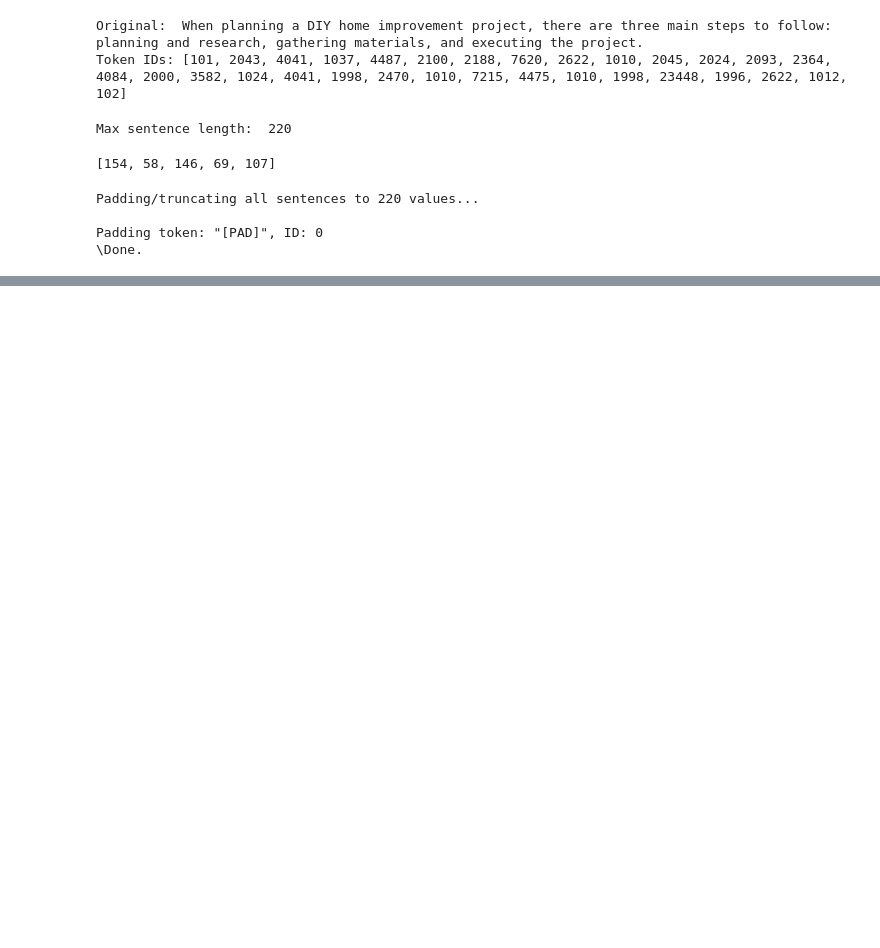
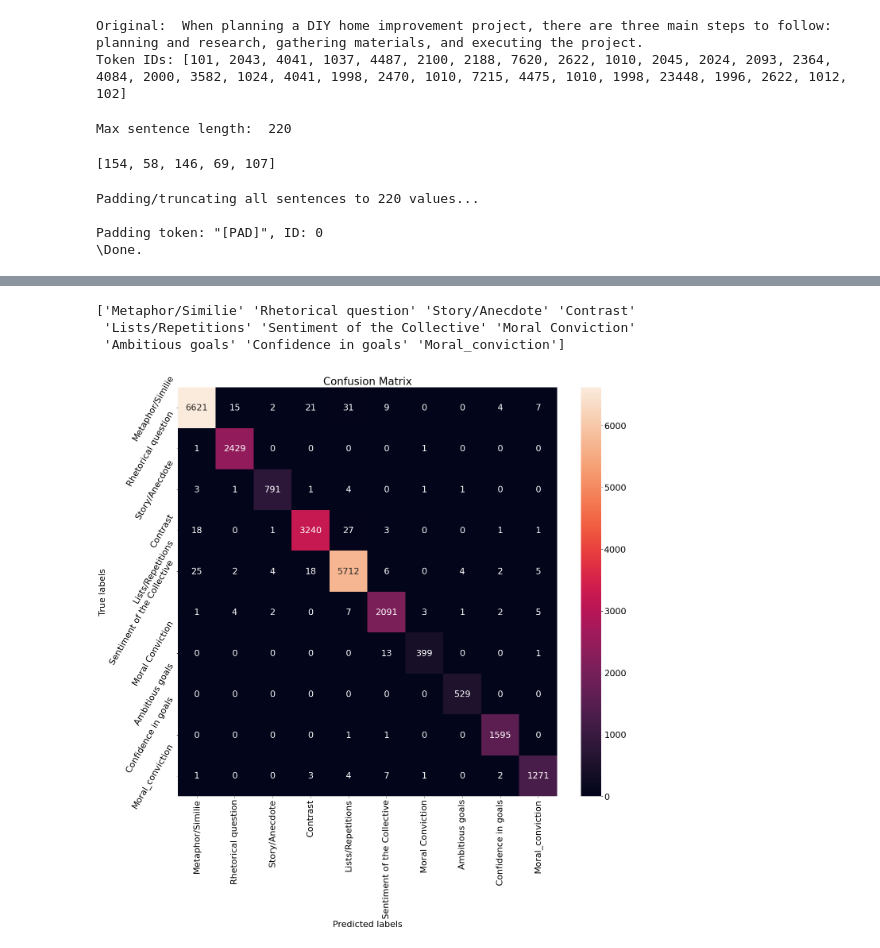
Before and after one commit to DataScienceLabFHSWF/CharismaAI, a Jupyter notebook: notebooks/CharismaBERT.ipynb, the cells around one changed output, grey strips where cells are left out. Cells and saved outputs as stored; diff of their text form; code cells hidden in the pictures; blank space fills up the shorter version.

Commit message:
results done. plots added

```diff
--- a/notebooks/CharismaBERT.ipynb
+++ b/notebooks/CharismaBERT.ipynb
@@ -590,15 +704,22 @@ print(classification_report(flat_true_labels, flat_predictions))
 # %%
 import seaborn as sns
 import matplotlib.pyplot as plt
 import matplotlib
 matplotlib.rcParams.update({'font.size': 22})
 labels = data.keys().values
 print(labels[1:])
 fig, ax = plt.subplots( figsize=(20, 20))
 sns.heatmap(confusion_matrix, annot=True, fmt='g', ax=ax);  #annot=True to annotate cells, ftm='g' to disable scientific notation
 
 ax.set_xlabel('Predicted labels')
 ax.set_ylabel('True labels')
 ax.set_title('Confusion Matrix')
 ax.xaxis.set_ticklabels(labels[1:],rotation=90)
 ax.yaxis.set_ticklabels(labels[1:],rotation=60)
+plt.tight_layout()
+plt.savefig('plots/CharismaBERT_confusion_matrix.png')
+# %% [output]
+['Metaphor/Similie' 'Rhetorical question' 'Story/Anecdote' 'Contrast'
+ 'Lists/Repetitions' 'Sentiment of the Collective' 'Moral Conviction'
+ 'Ambitious goals' 'Confidence in goals' 'Moral_conviction']
+[figure, added]
```
Also changed, not shown: parts of 19 cells of this notebook, 2 other files.
